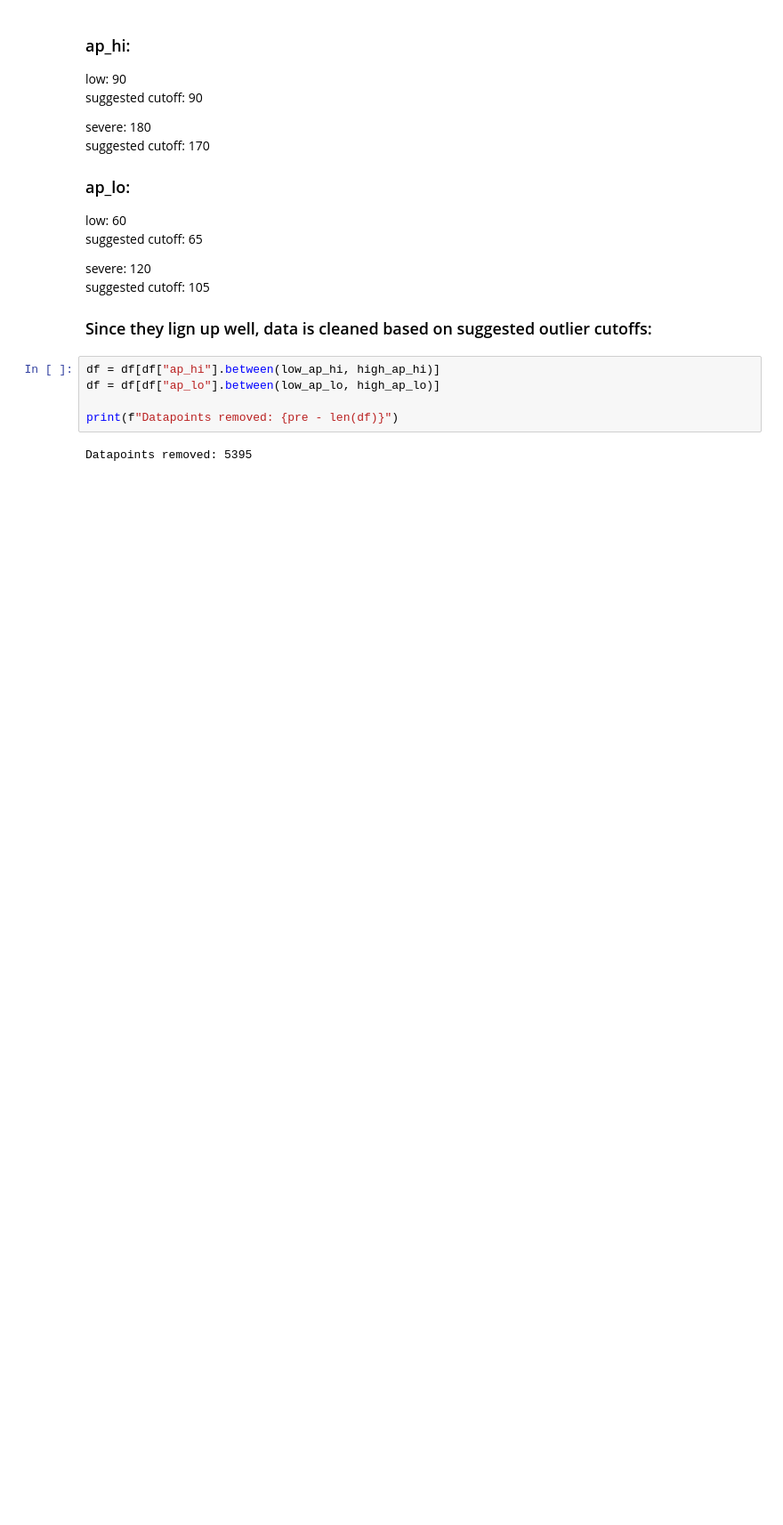
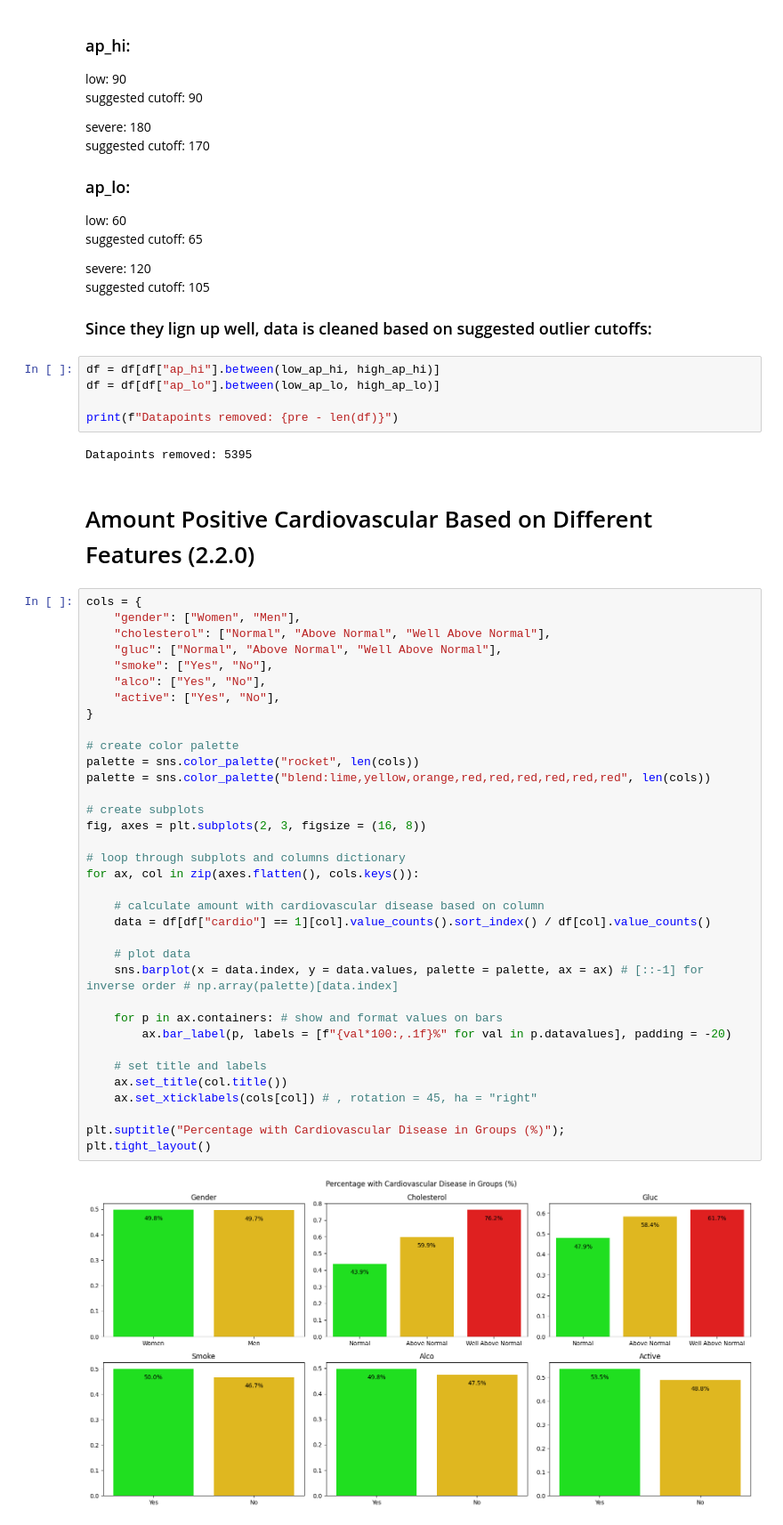
Before and after one commit to Andreas-Svensson/disease_prediction, a Jupyter notebook: data_analysis.ipynb, the cells around one changed output. Shown at 89% size. Saved outputs shown, nothing was run; the diff lists cells and outputs as text; blank space fills up the shorter version.

Commit message:
amount with cardiovascular disease based on various features, plotting and testing color palettes

```diff
--- a/data_analysis.ipynb
+++ b/data_analysis.ipynb
@@ -457,3 +458,42 @@ df = df[df["ap_lo"].between(low_ap_lo, high_ap_lo)]
 print(f"Datapoints removed: {pre - len(df)}")
 # %% [output]
 Datapoints removed: 5395
+# %% [markdown]
+# Amount Positive Cardiovascular Based on Different Features (2.2.0)
+# %%
+cols = {
+    "gender": ["Women", "Men"],
+    "cholesterol": ["Normal", "Above Normal", "Well Above Normal"],
+    "gluc": ["Normal", "Above Normal", "Well Above Normal"],
+    "smoke": ["Yes", "No"],
+    "alco": ["Yes", "No"],
+    "active": ["Yes", "No"],
+}
+
+# create color palette
+palette = sns.color_palette("rocket", len(cols))
+palette = sns.color_palette("blend:lime,yellow,orange,red,red,red,red,red,red", len(cols))
+
+# create subplots
+fig, axes = plt.subplots(2, 3, figsize = (16, 8))
+
+# loop through subplots and columns dictionary
+for ax, col in zip(axes.flatten(), cols.keys()):
+
+    # calculate amount with cardiovascular disease based on column
+    data = df[df["cardio"] == 1][col].value_counts().sort_index() / df[col].value_counts()
+
+    # plot data
+    sns.barplot(x = data.index, y = data.values, palette = palette, ax = ax) # [::-1] for inverse order # np.array(palette)[data.index]
+
+    for p in ax.containers: # show and format values on bars
+        ax.bar_label(p, labels = [f"{val*100:,.1f}%" for val in p.datavalues], padding = -20)
+
+    # set title and labels
+    ax.set_title(col.title())
+    ax.set_xticklabels(cols[col]) # , rotation = 45, ha = "right"
+
+plt.suptitle("Percentage with Cardiovascular Disease in Groups (%)");
+plt.tight_layout()
+# %% [output]
+[figure, added]
```
Also changed, not shown: parts of 3 cells of this notebook.
